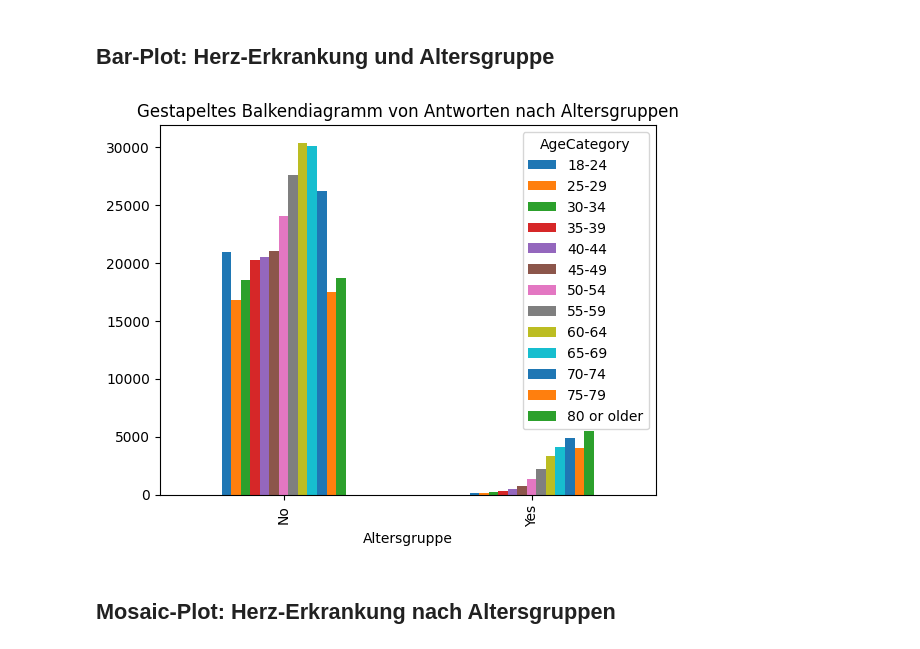
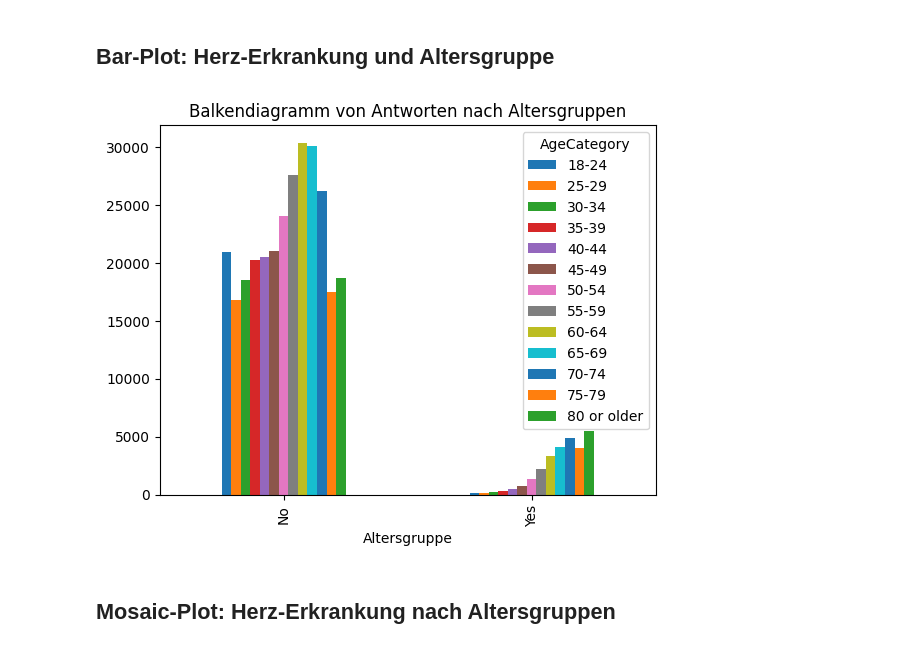
Before and after one commit to dj0910/DSA_Project, a Jupyter notebook: scripts/Heart_2020/Heart_2020_Exploration_Visualization.ipynb, the cells around one changed output. Saved outputs shown, nothing was run; the diff lists cells and outputs as text; code cells hidden in the pictures.

```diff
--- a/scripts/Heart_2020/Heart_2020_Exploration_Visualization.ipynb
+++ b/scripts/Heart_2020/Heart_2020_Exploration_Visualization.ipynb
@@ -268,11 +270,11 @@ NameError: name 'sns' is not defined
 # %%
 pivot_table = heart_data.pivot_table(index='HeartDisease', columns='AgeCategory', aggfunc='size', fill_value=0)
 pivot_table.plot(kind='bar')
-plt.title('Gestapeltes Balkendiagramm von Antworten nach Altersgruppen')
+plt.title('Balkendiagramm von Antworten nach Altersgruppen')
 plt.xlabel('Altersgruppe')
 plt.show()
 # %% [output]
-[figure, old version]
+[figure, new version]
 # %% [markdown]
 <h2>Mosaic-Plot: Herz-Erkrankung nach Altersgruppen</h2>
 # %%
```
Also changed, not shown: parts of 7 cells of this notebook.
